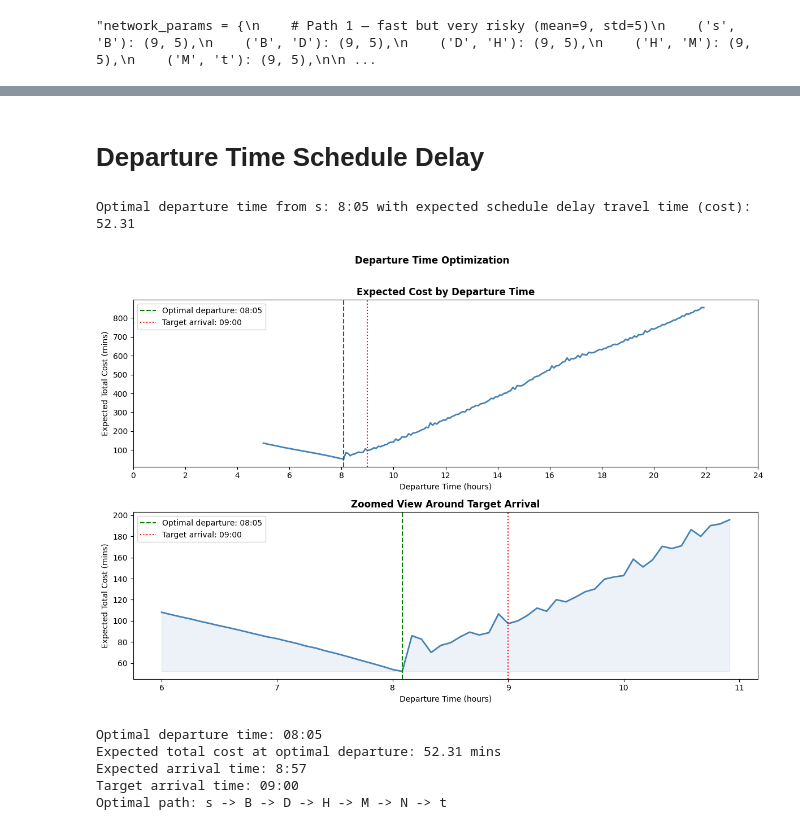
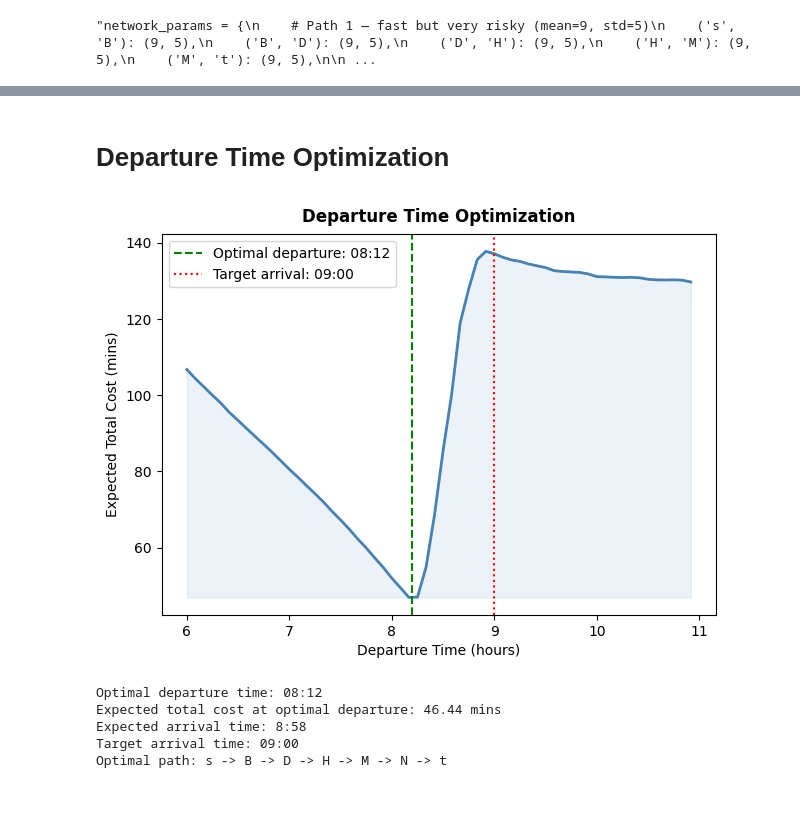
Before and after one commit to Kymapo/ISE754, a Jupyter notebook: Traffic Network Practice.ipynb, the cells around one changed output, grey strips where cells are left out. Saved outputs shown, nothing was run; the diff lists cells and outputs as text; code cells hidden in the pictures; blank space fills up the shorter version.

Commit message:
Lots of debugging, fix loops, time window, add CDF

```diff
--- a/Traffic Network Practice.ipynb
+++ b/Traffic Network Practice.ipynb
@@ -867,6 +878,7 @@ Evening Peak (t=17)            40.89      39.97       3.51       3.87     41.77
 from collections import Counter
 
 fig, axes = plt.subplots(1, 3, figsize=(14, 5))
+colors = ['steelblue', 'seagreen', 'tomato']
 
 for ax, (t, color, label) in zip(axes, zip(departure_times, colors, labels)):
     path_counts = Counter(results_sto[t]['paths'])
@@ -875,7 +887,7 @@ for ax, (t, color, label) in zip(axes, zip(departure_times, colors, labels)):
     ax.set_title(label, fontweight='bold')
     ax.set_xlabel('Frequency')
 
-fig.suptitle('Path Frequency by Departure Time', fontweight='bold')
+fig.suptitle('Stochastic Path Frequency by Departure Time', fontweight='bold')
 plt.tight_layout()
 plt.show()
 # %% [output]
@@ -886,9 +913,9 @@ def on_time_rate(costs, departure_time, target_arrival):
     return on_time / len(costs)
 
 targets = {
-    8*60:  8*60 + 50,   # depart 8am, target 9am
-    12*60: 12*60 + 35,  # depart 12pm, target 12:45pm
-    17*60: 17*60 + 45,  # depart 5pm, target 6pm
+    8*60:  8*60 + 45,   # depart 8am, target 8:45am
+    12*60: 12*60 + 35,  # depart 12pm, target 12:35pm
+    17*60: 17*60 + 40,  # depart 5pm, target 5:40pm
 }
 # %%
 on_time_results = {}
@@ -910,13 +937,13 @@ Evening Peak (t=17)                 90.9%           92.7%
 # %% [markdown]
-# Departure Time Schedule Delay
+# Departure Time Optimization
 # %%
 # Schedule delay parameters
 T_star = 9 * 60    # desired arrival time: 9am (540 minutes)
 alpha = 0.5        # cost per minute early
-beta = 1.0         # cost per minute late (late is worse) # don't make too big or will cause cost explosion
+beta = 4.0         # cost per minute late (late is worse) # don't make too big or will cause cost explosion
 
-def schedule_delay(arrival_time):
-    early = max(T_star - arrival_time, 0)
-    late = max(arrival_time - T_star, 0)
-    return alpha * early + beta * late
+def schedule_delay(arrival_time, T_star=9*60):
+    early = max(0, T_star - arrival_time)
+    late = max(0, arrival_time - T_star)
+    return min(alpha * early + beta * late, 100) # cap at 100 to avoid extreme outliers dominating results
 # %%
@@ -947,66 +971,44 @@ for _ in range(2): # to go back and cover initial runs without connections to te
-# %%
-best_departure = min(range(1440), key=lambda t: V_sd[('s', t)])
-print(f"Optimal departure time from s: {best_departure//60}:{best_departure%60:02d} with expected schedule delay travel time (cost): {V_sd[('s', best_departure)]:.2f}")
-# %% [output]
-Optimal departure time from s: 8:05 with expected schedule delay travel time (cost): 52.31
 # %%
-departure_range = range(5*60, 22*60, 5)  # every 5 minutes, during non free flow hours
+departure_range = range(5*60, 18*60)  # during non free flow hours
 
 expected_costs = [V_sd[('s', t)] for t in departure_range]
 best_t = min(departure_range, key=lambda t: V_sd[('s', t)])
 best_cost = V_sd[('s', best_t)]
 
-fig, axes = plt.subplots(2, 1, figsize=(12, 8))
-
-# top plot: full cost curve
-axes[0].plot([t/60 for t in departure_range], expected_costs,
-             color='steelblue', linewidth=2)
-axes[0].axvline(best_t/60, color='green', linestyle='--', linewidth=1.5,
-                label=f'Optimal departure: {best_t//60:02d}:{best_t%60:02d}')
-axes[0].axvline(T_star/60, color='red', linestyle=':', linewidth=1.5,
-                label=f'Target arrival: {T_star//60:02d}:{T_star%60:02d}')
-axes[0].set_xlabel('Departure Time (hours)')
-axes[0].set_ylabel('Expected Total Cost (mins)')
-axes[0].set_title('Expected Cost by Departure Time', fontweight='bold')
-axes[0].legend()
-axes[0].set_xticks(range(0, 25, 2))
-
-# bottom plot: zoom into the interesting window around T_star
 window_start = max(0, T_star - 3*60)
 window_end = min(1440, T_star + 2*60)
 window_range = range(window_start, window_end, 5)
 window_costs = [V_sd[('s', t)] for t in window_range]
 
-axes[1].plot([t/60 for t in window_range], window_costs,
-             color='steelblue', linewidth=2)
-axes[1].axvline(best_t/60, color='green', linestyle='--', linewidth=1.5,
-                label=f'Optimal departure: {best_t//60:02d}:{best_t%60:02d}')
-axes[1].axvline(T_star/60, color='red', linestyle=':', linewidth=1.5,
-                label=f'Target arrival: {T_star//60:02d}:{T_star%60:02d}')
-axes[1].fill_between([t/60 for t in window_range], window_costs,
-                      min(window_costs), alpha=0.1, color='steelblue')
-axes[1].set_xlabel('Departure Time (hours)')
-axes[1].set_ylabel('Expected Total Cost (mins)')
-axes[1].set_title('Zoomed View Around Target Arrival', fontweight='bold')
-axes[1].legend()
+plt.plot([t/60 for t in window_range], window_costs,
+          color='steelblue', linewidth=2)
+plt.axvline(best_t/60, color='green', linestyle='--', linewidth=1.5,
+             label=f'Optimal departure: {best_t//60:02d}:{best_t%60:02d}')
+plt.axvline(T_star/60, color='red', linestyle=':', linewidth=1.5,
+             label=f'Target arrival: {T_star//60:02d}:{T_star%60:02d}')
+plt.fill_between([t/60 for t in window_range], window_costs,
+                   min(window_costs), alpha=0.1, color='steelblue')
+plt.xlabel('Departure Time (hours)')
+plt.ylabel('Expected Total Cost (mins)')
+plt.title('Departure Time Optimization', fontweight='bold', y=1.01)
+plt.legend()
 
-fig.suptitle('Departure Time Optimization', fontweight='bold', y=1.01)
 plt.tight_layout()
 plt.show()
 
 # print summary
 print(f"Optimal departure time: {best_t//60:02d}:{best_t%60:02d}")
 print(f"Expected total cost at optimal departure: {best_cost:.2f} mins")
-print(f"Expected arrival time: {(best_t + best_cost)//60:.0f}:{(best_t + best_cost)%60:.0f}")
+print(f"Expected arrival time: {(best_t + best_cost)//60:.0f}:{(best_t + best_cost)%60:.0f}") # this best_cost includes the risk aversion penalty, so it's not quite the same as pure travel time. Maybe find good way to change?
 print(f"Target arrival time: {T_star//60:02d}:{T_star%60:02d}")
 
 # show optimal path
 optimal_path = extract_path(policy_sd, 's', best_t)
 print(f"Optimal path: {' -> '.join(optimal_path)}")
 # %% [output]
-[figure, old version]
+[figure, new version]
-Optimal departure time: 08:05
-Expected total cost at optimal departure: 52.31 mins
-Expected arrival time: 8:57
+Optimal departure time: 08:12
+Expected total cost at optimal departure: 46.44 mins
+Expected arrival time: 8:58
 Target arrival time: 09:00
 Optimal path: s -> B -> D -> H -> M -> N -> t
```
Also changed, not shown: parts of 16 cells of this notebook.
